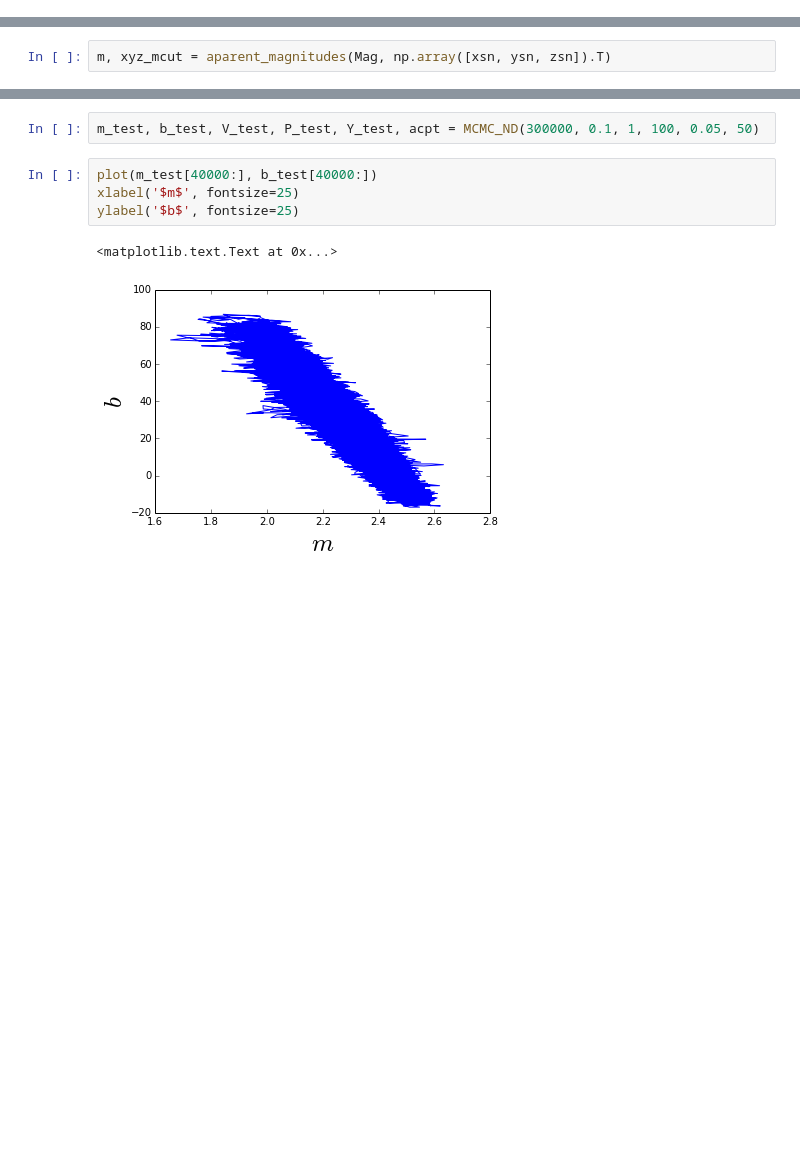
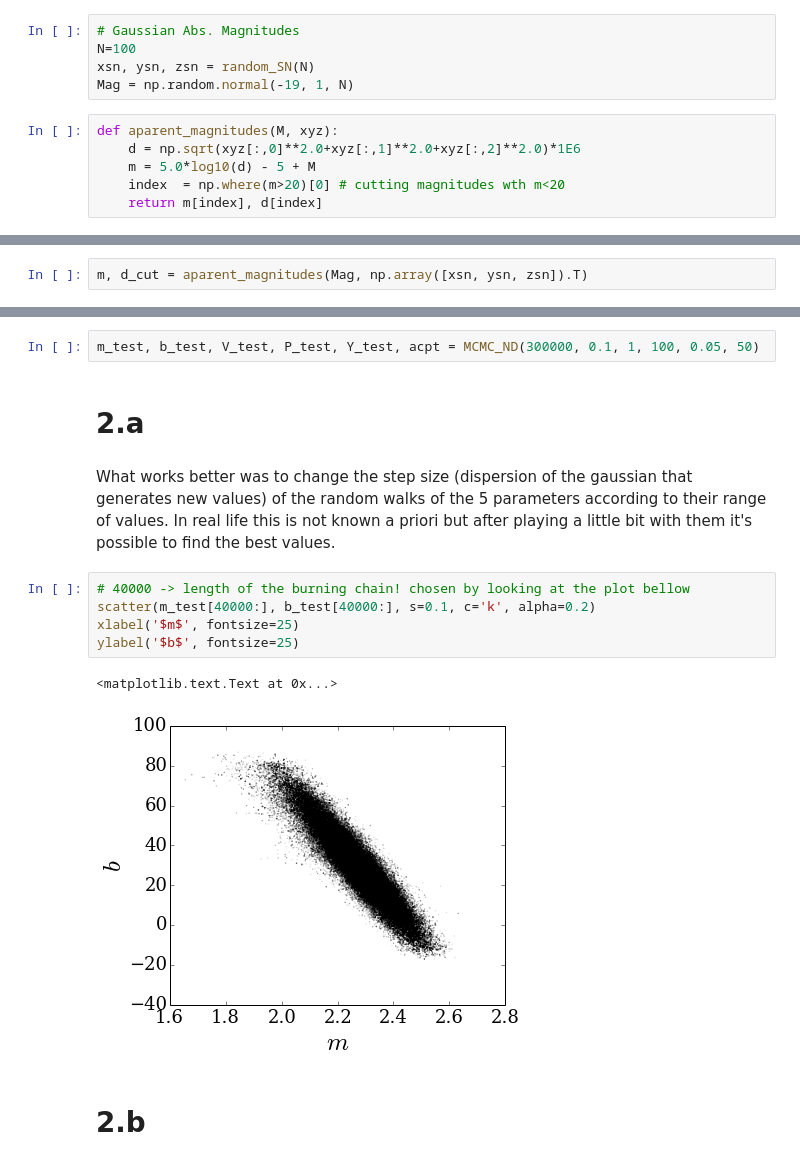
Before and after one commit to jngaravitoc/Lecture_notes_UofA, a Jupyter notebook: Instrumentation-Statistics/HW3/Untitled.ipynb, the cells around one changed output, grey strips where cells are left out. Saved outputs shown, nothing was run; the diff lists cells and outputs as text; blank space fills up the shorter version.

```diff
--- a/Instrumentation-Statistics/HW3/Untitled.ipynb
+++ b/Instrumentation-Statistics/HW3/Untitled.ipynb
@@ -37,0 +88,11 @@ mean(r)
+# %%
+# Gaussian Abs. Magnitudes
+N=100
+xsn, ysn, zsn = random_SN(N)
+Mag = np.random.normal(-19, 1, N)
+# %%
+def aparent_magnitudes(M, xyz):
+    d = np.sqrt(xyz[:,0]**2.0+xyz[:,1]**2.0+xyz[:,2]**2.0)*1E6
+    m = 5.0*log10(d) - 5 + M
+    index  = np.where(m>20)[0] # cutting magnitudes wth m<20
+    return m[index], d[index]
@@ -37,0 +101,2 @@ mean(r)
+# %%
+m, d_cut = aparent_magnitudes(Mag, np.array([xsn, ysn, zsn]).T)
@@ -52,2 +137,0 @@ def aparent_magnitudes(M, xyz):
-# %%
-m, xyz_mcut = aparent_magnitudes(Mag, np.array([xsn, ysn, zsn]).T)
@@ -149,11 +206,20 @@ def MCMC_ND(N_points, sigma_m, sigma_b, sigma_V, sigma_P, sigma_Y):
     return m_walk, b_walk, V_walk, P_walk, Y_walk, acpt
 # %%
 m_test, b_test, V_test, P_test, Y_test, acpt = MCMC_ND(300000, 0.1, 1, 100, 0.05, 50)
+# %% [markdown]
+# 2.a
+# %% [markdown]
+What works better was to change the step size (dispersion of the gaussian that generates new values)
+of the random walks of the 5 parameters according to their range of values. In real life this is
+not known a priori but after playing a little bit with them it's possible to find the best values.
 # %%
-plot(m_test[40000:], b_test[40000:])
+# 40000 -> length of the burning chain! chosen by looking at the plot bellow
+scatter(m_test[40000:], b_test[40000:], s=0.1, c='k', alpha=0.2)
 xlabel('$m$', fontsize=25)
 ylabel('$b$', fontsize=25)
 # %% [output]
 <matplotlib.text.Text at 0x...>
-[figure, old version]
+[figure, new version]
+# %% [markdown]
+# 2.b
 # %%
```
Also changed, not shown: parts of 42 cells of this notebook.
